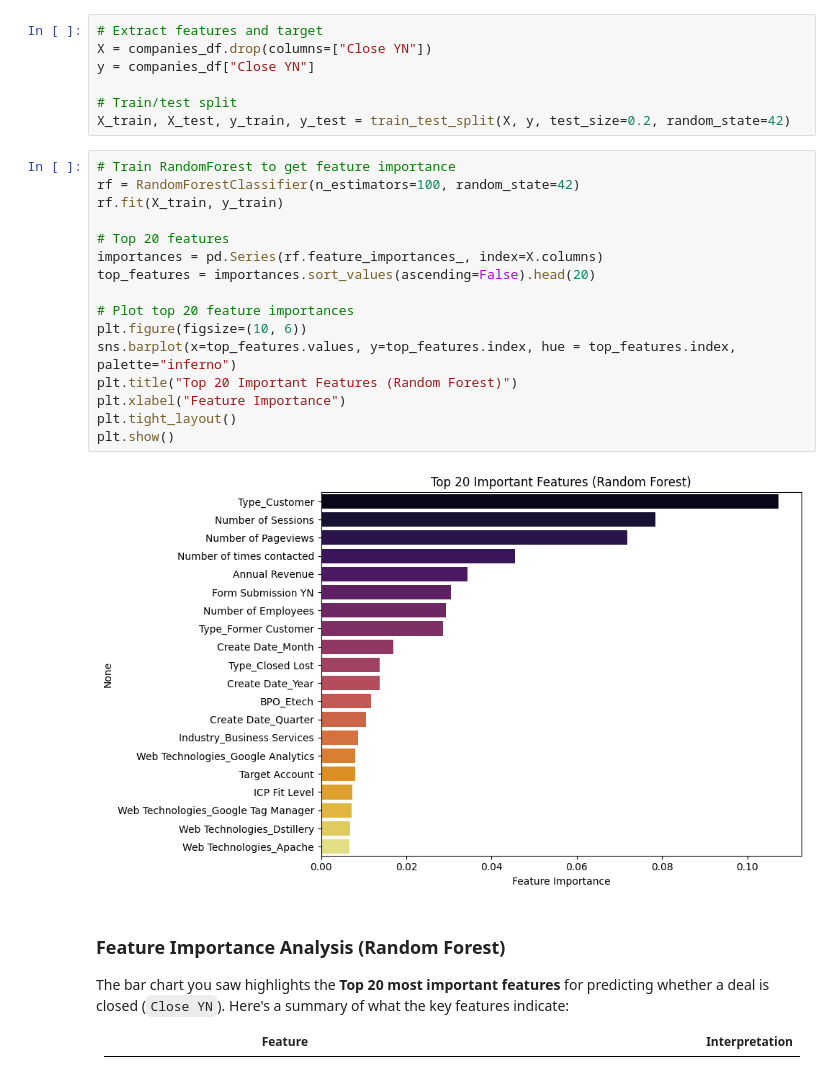
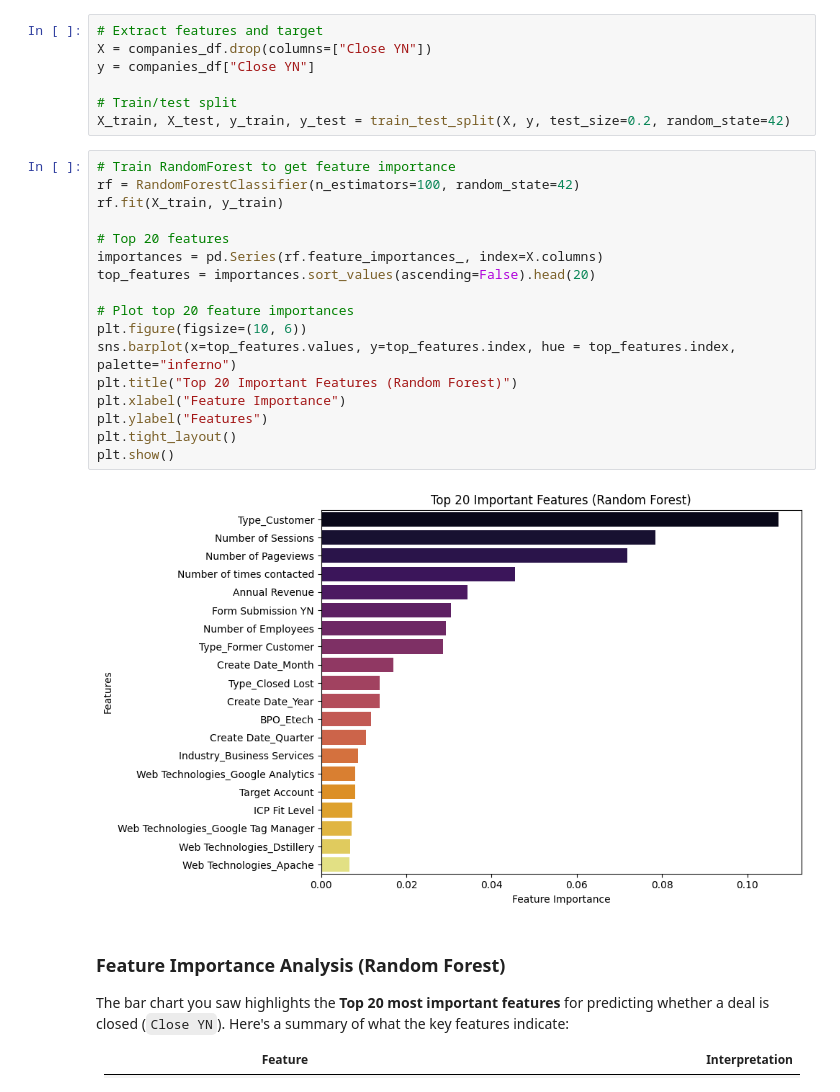
Before and after one commit to zhiqi-zhang233/Sales_Playbook, a Jupyter notebook: Model.ipynb, the cells around one changed output. Drawn from its saved outputs; the diff is of its cells as text.

```diff
--- a/Model.ipynb
+++ b/Model.ipynb
@@ -45,21 +45,22 @@ X_train, X_test, y_train, y_test = train_test_split(X, y, test_size=0.2, random_
 # %%
 # Train RandomForest to get feature importance
 rf = RandomForestClassifier(n_estimators=100, random_state=42)
 rf.fit(X_train, y_train)
 
 # Top 20 features
 importances = pd.Series(rf.feature_importances_, index=X.columns)
 top_features = importances.sort_values(ascending=False).head(20)
 
 # Plot top 20 feature importances
 plt.figure(figsize=(10, 6))
 sns.barplot(x=top_features.values, y=top_features.index, hue = top_features.index, palette="inferno")
 plt.title("Top 20 Important Features (Random Forest)")
 plt.xlabel("Feature Importance")
+plt.ylabel("Features")
 plt.tight_layout()
 plt.show()
 # %% [output]
-[figure, old version]
+[figure, new version]
 # %% [markdown]
 ### Feature Importance Analysis (Random Forest)
 
```
Also changed, not shown: parts of 4 cells of this notebook, 14 other files.
